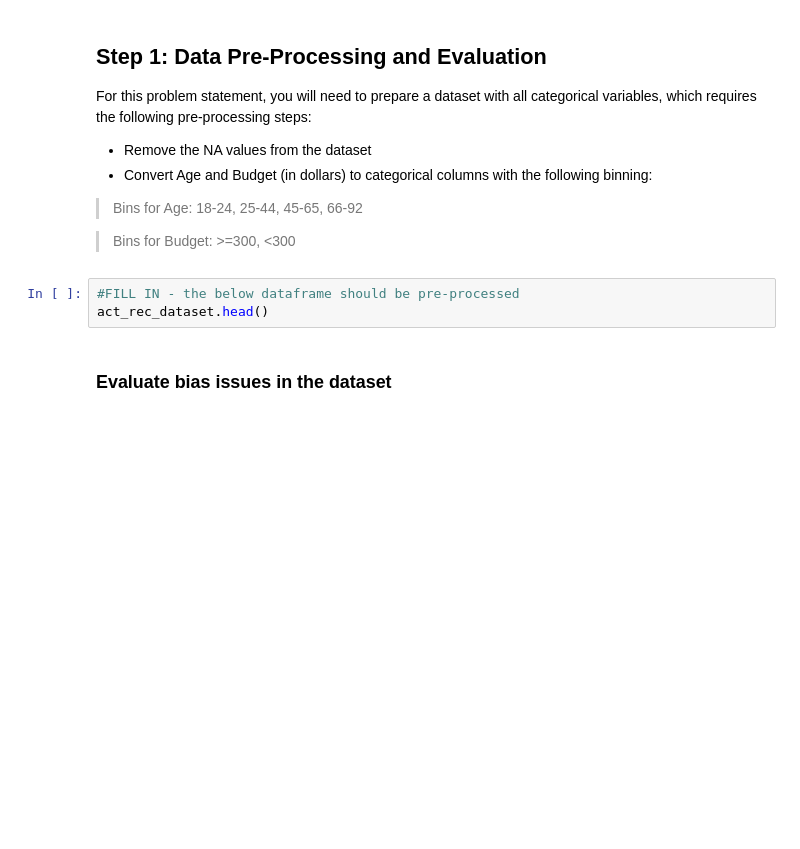
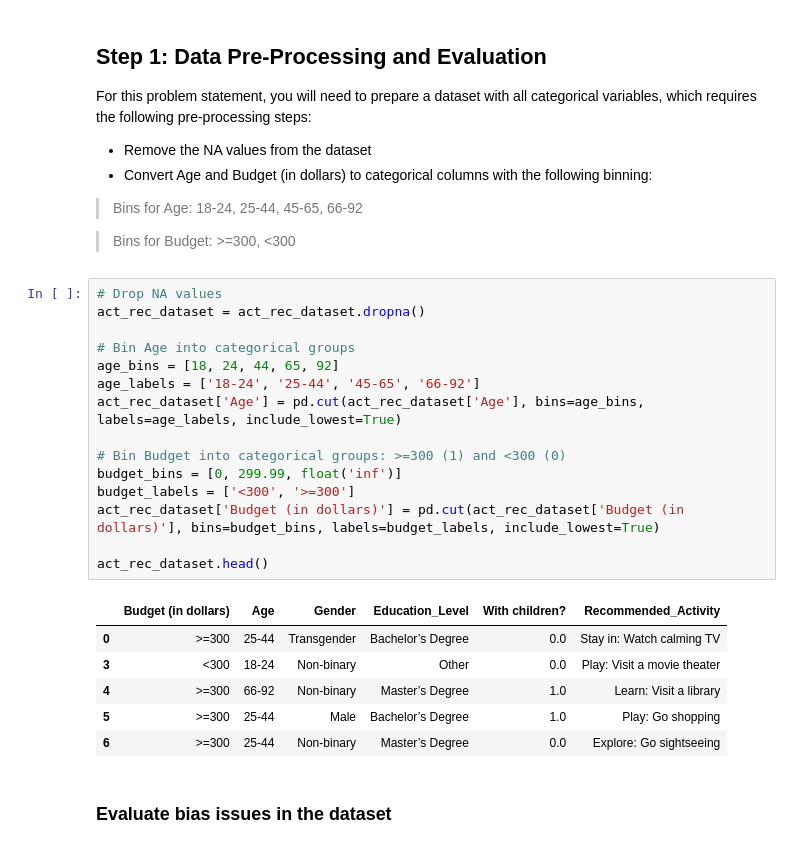
Before and after one commit to thebreadishard/udacity-idoou, a Jupyter notebook: AI Ethics Project -- STARTER.ipynb, the cells around one changed output. Cells and saved outputs as stored; diff of their text form; blank space fills up the shorter version.

```diff
--- a/AI Ethics Project -- STARTER.ipynb
+++ b/AI Ethics Project -- STARTER.ipynb
@@ -60,9 +70,28 @@ For this problem statement, you will need to prepare a dataset with all categori
 > Bins for Age: 18-24, 25-44, 45-65, 66-92
 
 > Bins for Budget: >=300, <300
-# %%
-#FILL IN - the below dataframe should be pre-processed
-act_rec_dataset.head()
+# %%
+# Drop NA values
+act_rec_dataset = act_rec_dataset.dropna()
+
+# Bin Age into categorical groups
+age_bins = [18, 24, 44, 65, 92]
+age_labels = ['18-24', '25-44', '45-65', '66-92']
+act_rec_dataset['Age'] = pd.cut(act_rec_dataset['Age'], bins=age_bins, labels=age_labels, include_lowest=True)
+
+# Bin Budget into categorical groups: >=300 (1) and <300 (0)
+budget_bins = [0, 299.99, float('inf')]
+budget_labels = ['<300', '>=300']
+act_rec_dataset['Budget (in dollars)'] = pd.cut(act_rec_dataset['Budget (in dollars)'], bins=budget_bins, labels=budget_labels, include_lowest=True)
+
+act_rec_dataset.head()
+# %% [output]
+|  | Budget (in dollars) | Age | Gender | Education_Level | With children? | Recommended_Activity |
+| 0 | >=300 | 25-44 | Transgender | Bachelor’s Degree | 0.0 | Stay in: Watch calming TV |
+| 3 | <300 | 18-24 | Non-binary | Other | 0.0 | Play: Visit a movie theater |
+| 4 | >=300 | 66-92 | Non-binary | Master’s Degree | 1.0 | Learn: Visit a library |
+| 5 | >=300 | 25-44 | Male | Bachelor’s Degree | 1.0 | Play: Go shopping |
+| 6 | >=300 | 25-44 | Non-binary | Master’s Degree | 0.0 | Explore: Go sightseeing |
 # %% [markdown]
 ### Evaluate bias issues in the dataset
 # %% [markdown]
```
Also changed, not shown: parts of 18 cells of this notebook.
